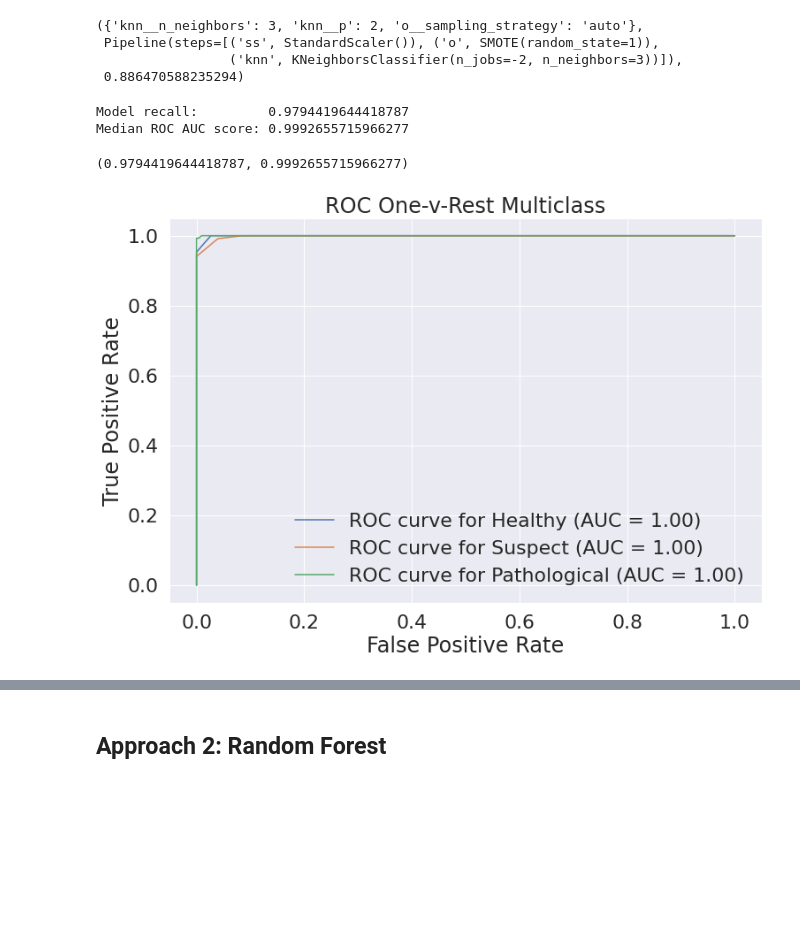
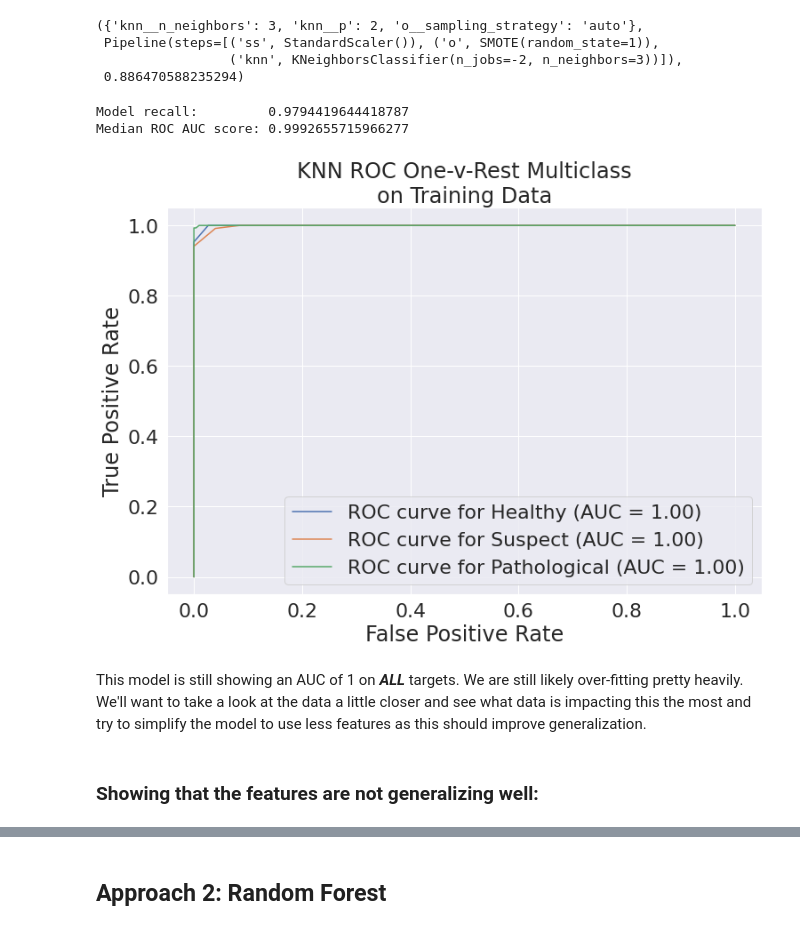
Before and after one commit to ParkedHampster/Fetal-Health-Classification-Prediction, a Jupyter notebook: scratch_books/scratch.ipynb, the cells around one changed output, grey strips where cells are left out. Drawn from its saved outputs; the diff is of its cells as text; code cells hidden in the pictures; blank space fills up the shorter version.

```diff
--- a/scratch_books/scratch.ipynb
+++ b/scratch_books/scratch.ipynb
@@ -287,14 +303,28 @@ knn_gs.best_params_ , knn_gs.best_estimator_ , knn_gs.best_score_
 # %%
 fig, ax = plt.subplots(figsize=(12,8))
 model_scoring(
     knn_gs.best_estimator_,X_train,y_train,average='macro',
                         plot_curve=True, ax=ax,
                         class_names=['Healthy','Suspect','Pathological'])
+
+ax.set(
+    title="KNN " + ax.title.get_text() + "\non Training Data"
+)
+
+'';
 # %% [output]
 Model recall:         0.9794419644418787
 Median ROC AUC score: 0.9992655715966277
-(0.9794419644418787, 0.9992655715966277)
-[figure, old version]
+[figure, new version]
+# %% [markdown]
+This model is still showing an AUC of 1 on _**ALL**_
+targets. We are still likely over-fitting pretty
+heavily. We'll want to take a look at the data a
+little closer and see what data is impacting this the
+most and try to simplify the model to use less features
+as this should improve  generalization.
+# %% [markdown]
+### Showing that the features are not generalizing well:
 # %%
 fig, ax = plt.subplots(figsize=(12,8))
 model_scoring(
```
Also changed, not shown: parts of 15 cells of this notebook, 2 other files.
